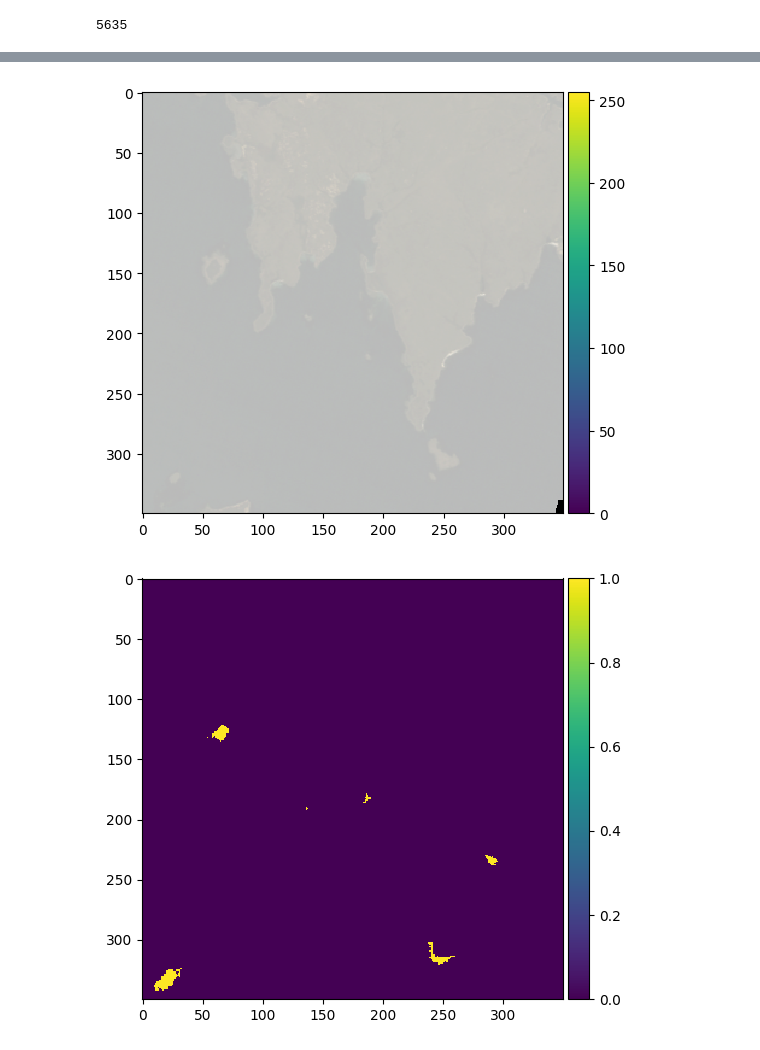
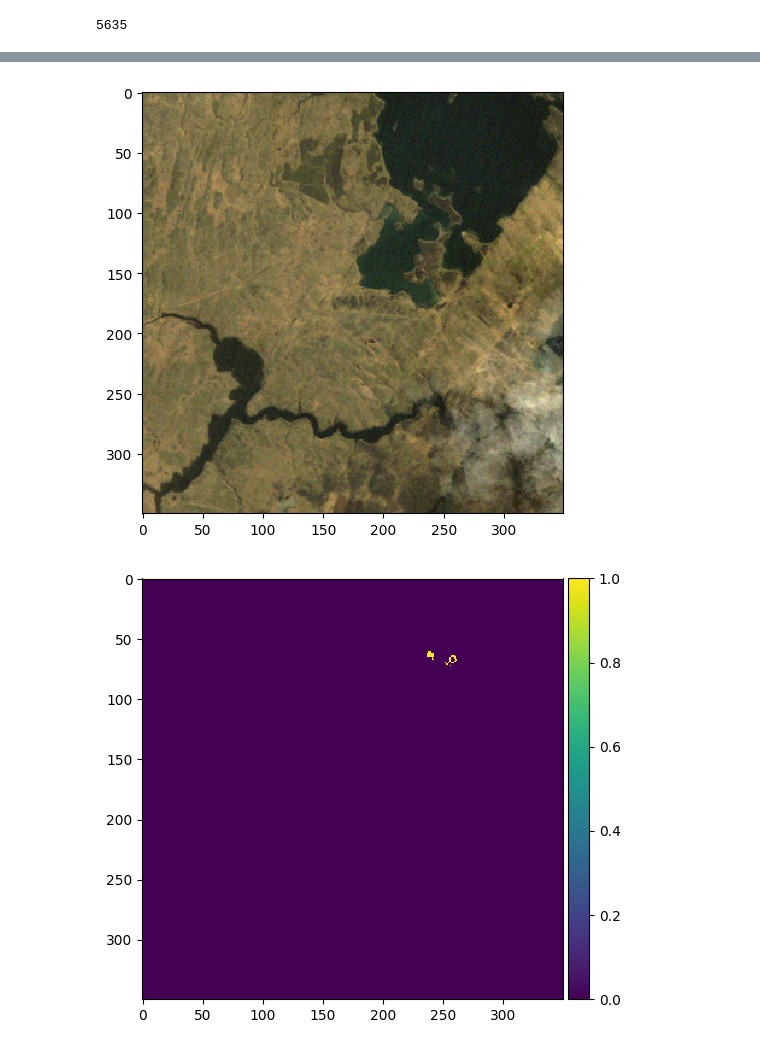
Before and after one commit to nadira30/kelp_segmentation, a Jupyter notebook: Kelp_Segmentation_Tofunmi.ipynb, the cells around one changed output, grey strips where cells are left out. Saved outputs shown, nothing was run; the diff lists cells and outputs as text; code cells hidden in the pictures.

```diff
--- a/Kelp_Segmentation_Tofunmi.ipynb
+++ b/Kelp_Segmentation_Tofunmi.ipynb
@@ -123,7 +87,4 @@ for filename in glob.glob('/content/train_satellite/*.tif'): #assuming tif
   im_label = io.imread(labelname, plugin='tifffile')
   im_data.append(im)
   im_labels.append(im_label)
-
-  if len(im_data) == 500:
-    break
 # %%
@@ -256,16 +216,18 @@ num_classes = 2
 batch_size = 8
 train_gen = DataBatches(batch_size, img_size, X_train, y_train)
 val_gen = DataBatches(batch_size, img_size, X_val, y_val)
+test_gen = DataBatches(batch_size, img_size, X_test, y_test)
 # %%
 image_shape = (350,350,3)
 model = U_net_model(image_shape,num_classes).U_Net()
-model.compile(optimizer="rmsprop", loss="sparse_categorical_crossentropy")
+# model.compile(optimizer="adam", loss="sparse_categorical_crossentropy")
+model.compile(optimizer= keras.optimizers.Adam(learning_rate=5e-3),loss=keras.losses.BinaryCrossentropy())
 
 callbacks = [
     keras.callbacks.ModelCheckpoint("kelp_segmentation_rgb.h5", save_best_only=True)
 ]
 
 # Train the model, doing validation at the end of each epoch.
-epochs = 15
+epochs = 10
 model.fit(train_gen, epochs=epochs, validation_data=val_gen, callbacks=callbacks)
 # %% [output]
@@ -295,5 +259,5 @@ import PIL
 from PIL import ImageOps
 
 # Generate predictions for all images in the validation set
-val_preds = model.predict(val_gen)
+test_preds = model.predict(test_gen)
 # %% [output]
@@ -301,28 +265,29 @@ val_preds = model.predict(val_gen)
 # %%
 def display_mask(i):
     """Quick utility to display a model's prediction."""
-    mask = np.argmax(val_preds[i], axis=-1)
-    print(val_preds[i])
+    mask = np.argmax(test_preds[i], axis=-1)
+    print(np.where(mask != 0))
+    print(mask)
     mask = np.expand_dims(mask, axis=-1)
     io.imshow(np.uint8(mask))
     plt.show()
 
 # Display results for validation image #10
-i = 14
+i = 15
 
 # Display input image
-RGB_image = X_val[i][:,:,2:5]
+RGB_image = X_test[i][:,:,2:5]
 RGB_image = minmax_scale(RGB_image.ravel(), feature_range=(0,255)).reshape(RGB_image.shape)
 io.imshow(np.uint8(RGB_image))
 plt.show()
 
 # Display ground-truth target mask
-im_label = y_val[i]
+im_label = y_test[i]
 io.imshow(np.uint8(im_label))
 plt.show()
 
 # Display mask predicted by our model
 display_mask(i)
 # %% [output]
-[figure, old version]
+[figure, new version]
-[figure, old version]
+[figure, new version]
```
Also changed, not shown: parts of 10 cells of this notebook.
